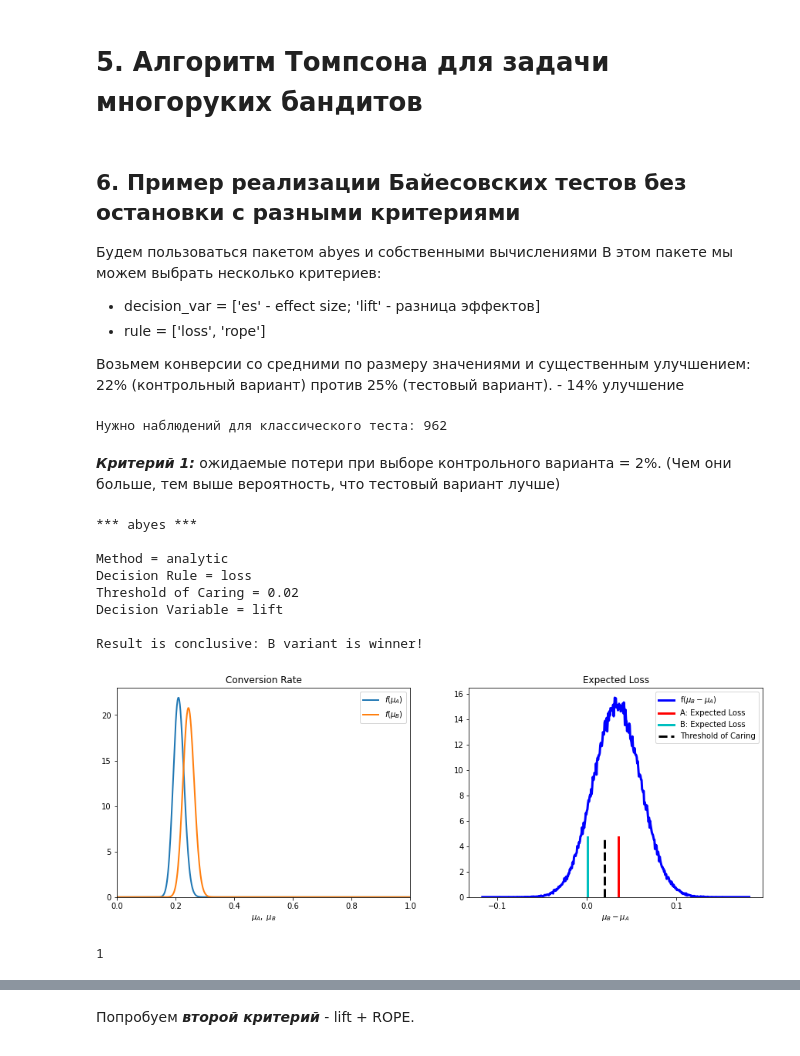
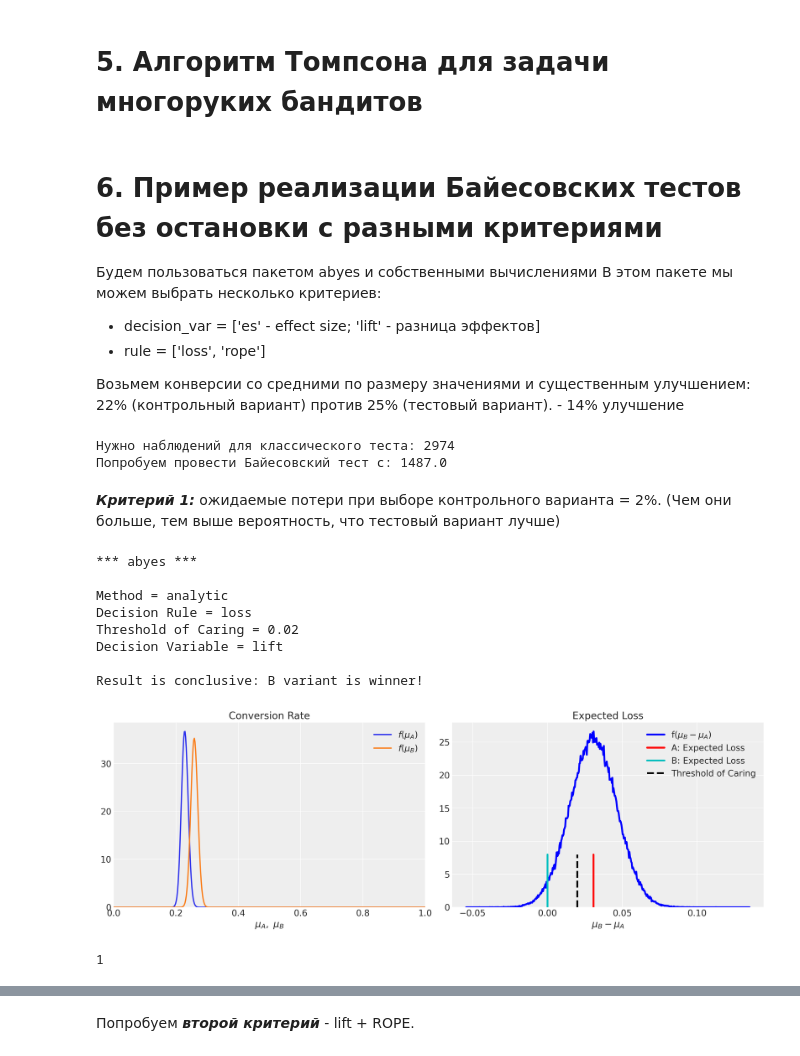
Before and after one commit to iakubovskii7/AB, a Jupyter notebook: knowledge-base/Bayesian_algorithms.ipynb, the cells around one changed output, grey strips where cells are left out. Drawn from its saved outputs; the diff is of its cells as text; code cells hidden in the pictures.

```diff
--- a/knowledge-base/Bayesian_algorithms.ipynb
+++ b/knowledge-base/Bayesian_algorithms.ipynb
@@ -181,7 +186,7 @@ $
 # %% [markdown]
 # 5. Алгоритм Томпсона для задачи многоруких бандитов
 # %% [markdown]
-## 6. Пример реализации Байесовских тестов без остановки с разными критериями
+# 6. Пример реализации Байесовских тестов без остановки с разными критериями
 
 Будем пользоваться пакетом abyes и собственными вычислениями
 В этом пакете мы можем выбрать несколько критериев:
@@ -190,30 +195,33 @@ $
 
 Возьмем конверсии со средними по размеру значениями и существенным улучшением: 22% (контрольный вариант)
 против 25% (тестовый вариант). - 14% улучшение
-# %%
-print(f"Нужно наблюдений для классического теста: {get_size_zratio(22, 25, 0.05, 0.2)}")
-# %% [output]
-Нужно наблюдений для классического теста: 962
+# %%
+n_obs_classic = get_size_zratio(22, 14, 0.05, 0.2)
+print(f"Нужно наблюдений для классического теста: {n_obs_classic}")
+print(f"Попробуем провести Байесовский тест с: {n_obs_classic / 2}")
+# %% [output]
+Нужно наблюдений для классического теста: 2974
+Попробуем провести Байесовский тест с: 1487.0
 # %% [markdown]
 ***Критерий 1:*** ожидаемые потери при выборе контрольного варианта = 2%. (Чем они больше, тем выше вероятность, что тестовый вариант лучше)
 # %%
 import abyes as ab
 np.random.seed(0)
-data = np.random.binomial([1, 1], [0.22, 0.25], size=(500, 2))
+data = np.random.binomial([1, 1], [0.22, 0.25], size=(1500, 2))
 
 exp = ab.AbExp(method='analytic', decision_var = 'lift',
                rule='loss', toc=0.02, alpha=0.95, plot=True)
 exp.experiment(data.T)
 # %% [output]
 *** abyes ***
 
 Method = analytic
 Decision Rule = loss
 Threshold of Caring = 0.02
 Decision Variable = lift
 
 Result is conclusive: B variant is winner!
-[figure, old version]
+[figure, new version]
 1
 # %%
 print(f"Значения конверсий на текущий момент: {data.mean(axis=0)}")
```
Also changed, not shown: parts of 54 cells of this notebook, 2 other files.
